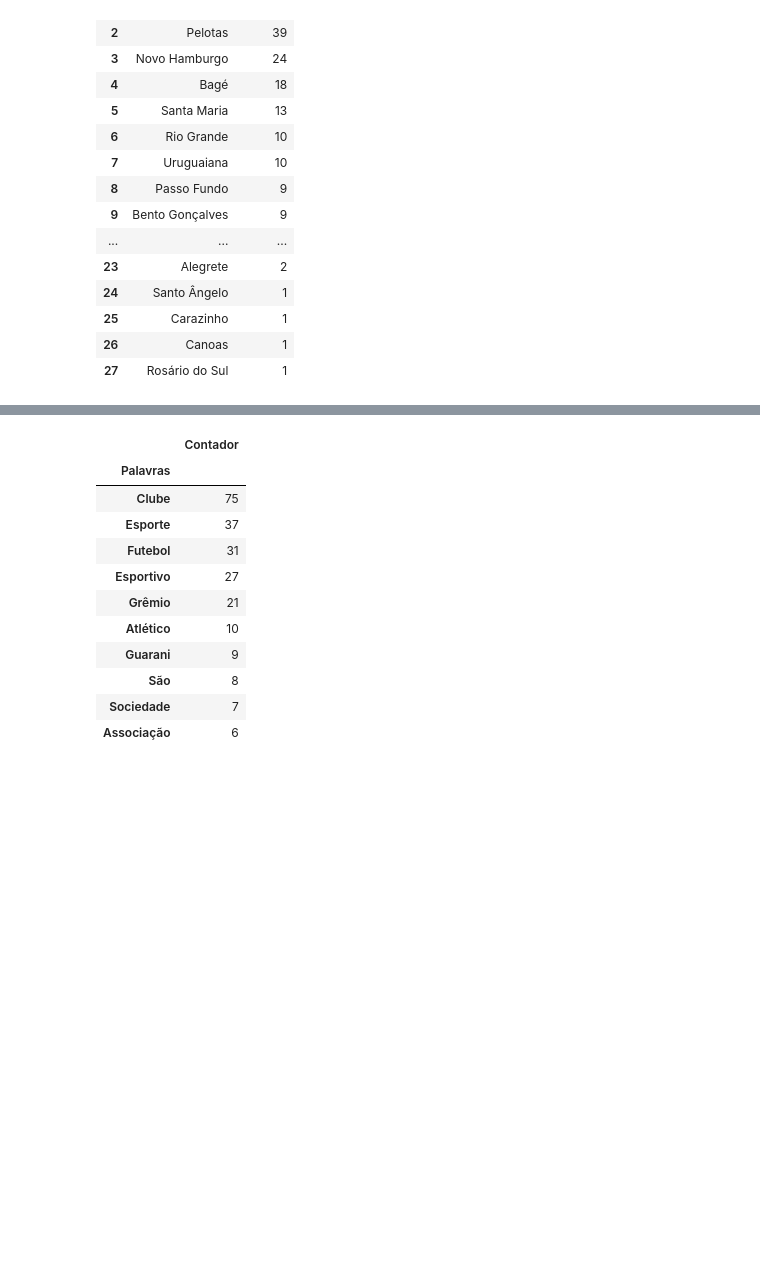
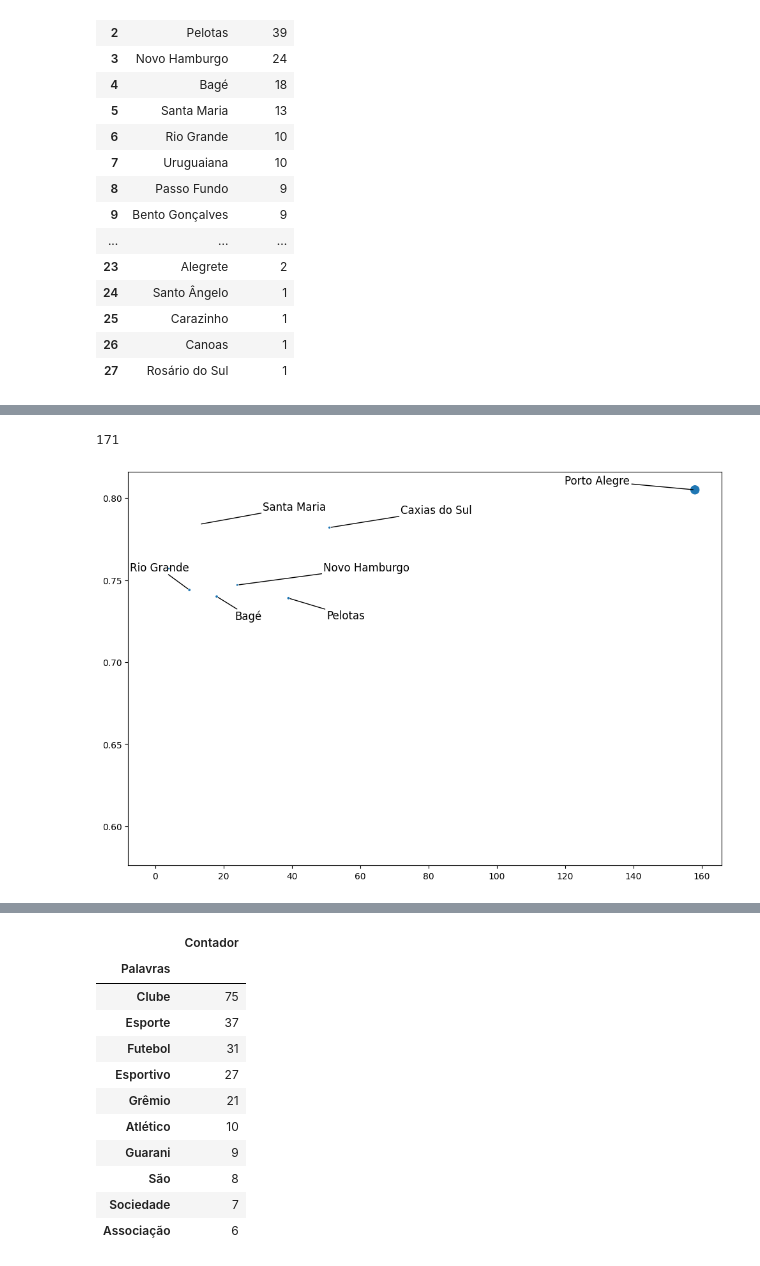
Before and after one commit to VitorBSP/Multiverso_greNAL, a Jupyter notebook: analise.ipynb, the cells around one changed output, grey strips where cells are left out. Saved outputs shown, nothing was run; the diff lists cells and outputs as text; code cells hidden in the pictures; blank space fills up the shorter version.

```diff
--- a/analise.ipynb
+++ b/analise.ipynb
@@ -135,11 +189,14 @@ normal_count(campeonatos, 'Cidade_Segundo', 'Vice-campeonatos', 'Cidades com vic
+# %%
+vice_cidade = campeonatos.groupby(['Cidade_Segundo']).size().to_frame().reset_index(level=0).rename(columns={0: 'Quantidade', 'Cidade_Segundo' : 'Cidades'})
 # %%
 city_counter = Counter(campeonatos['Cidade_Primeiro'])
 city_counter.update(campeonatos['Cidade_Segundo'])
 city_counter.update(campeonatos['Cidade_Terceiro'])
 city_counter.update(campeonatos['Cidade_Quarto'])
 del city_counter[np.nan]
-pd.DataFrame.from_dict(dict(city_counter), orient='index').reset_index(level=0).\
+top4_cidade = pd.DataFrame.from_dict(dict(city_counter), orient='index').reset_index(level=0).\
     rename(columns={'index' : 'Cidades', 0 : 'n_top_4'}).sort_values(by=['n_top_4'], ascending=False, ignore_index = True)
+top4_cidade
 # %% [output]
 |  | Cidades | n_top_4 |
 | 0 | Porto Alegre | 158 |
@@ -161,2 +244,15 @@ pd.DataFrame.from_dict(dict(city_counter), orient='index').reset_index(level=0).
+# %%
+fig, ax = plt.subplots(figsize=(12, 8))
+sns.scatterplot(data=cidades[pd.notnull(cidades['n_top_4'])], x="n_top_4", y="IDH_2010", size="Quantidade_Primeiro", legend=False, sizes=(20, 1000))
+highlight = ['Porto Alegre', 'Pelotas', 'Caxias do Sul', 'Bagé', 'Rio Grande', 'Santa Maria', 'Novo Hamburgo']
+city = cidades['Cidade'].values
+text = []
+for idx, cidade in enumerate(city):
+    if cidade in highlight:
+        x, y = cidades['n_top_4'].iloc[idx], cidades['IDH_2010'].iloc[idx]
+        text.append(ax.text(x, y, country, fontsize=12));
+# %% [output]
+171
+[figure, added]
 # %%
 lista_nomes = list(map(lambda x: x.split('-') ,times['Nome'].str.split().sum()))
```
Also changed, not shown: parts of 23 cells of this notebook.
